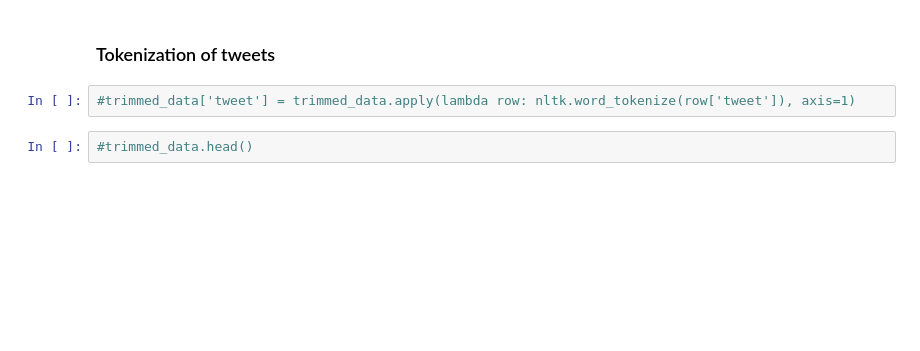
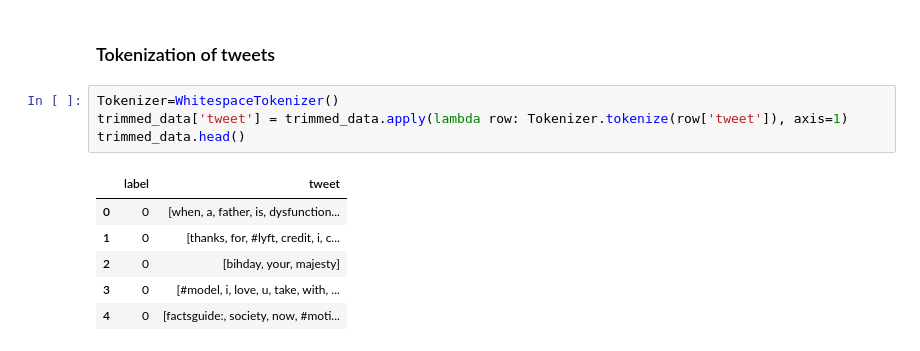
Before and after one commit to nishantbala/twitter-sentiment-analysis, a Jupyter notebook: sentiment-analysis.ipynb, the cells around one changed output. Cells and saved outputs as stored; diff of their text form; blank space fills up the shorter version.

```diff
--- a/sentiment-analysis.ipynb
+++ b/sentiment-analysis.ipynb
@@ -89,6 +101,13 @@ trimmed_data.shape
 # %% [markdown]
 ### Tokenization of tweets
 # %%
-#trimmed_data['tweet'] = trimmed_data.apply(lambda row: nltk.word_tokenize(row['tweet']), axis=1)
+Tokenizer=WhitespaceTokenizer()
+trimmed_data['tweet'] = trimmed_data.apply(lambda row: Tokenizer.tokenize(row['tweet']), axis=1)
+trimmed_data.head()
+# %% [output]
+|  | label | tweet |
+| 0 | 0 | [when, a, father, is, dysfunction... |
+| 1 | 0 | [thanks, for, #lyft, credit, i, c... |
+| 2 | 0 | [bihday, your, majesty] |
+| 3 | 0 | [#model, i, love, u, take, with, ... |
+| 4 | 0 | [factsguide:, society, now, #moti... |
-# %%
-#trimmed_data.head()
```
Also changed, not shown: parts of 18 cells of this notebook.
